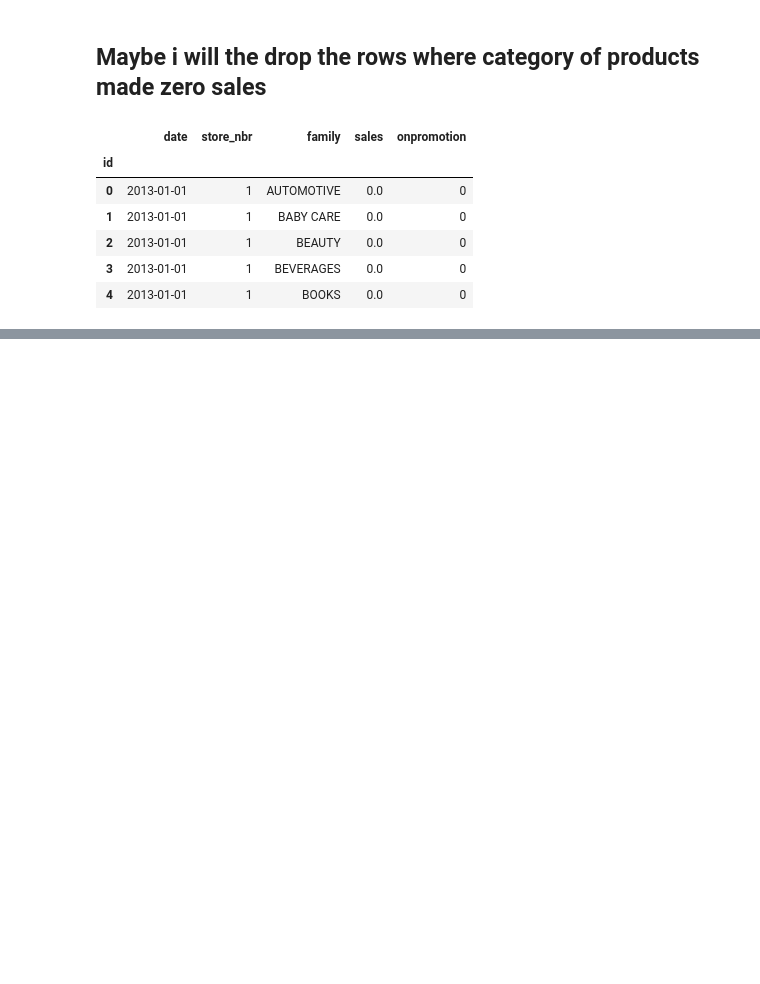
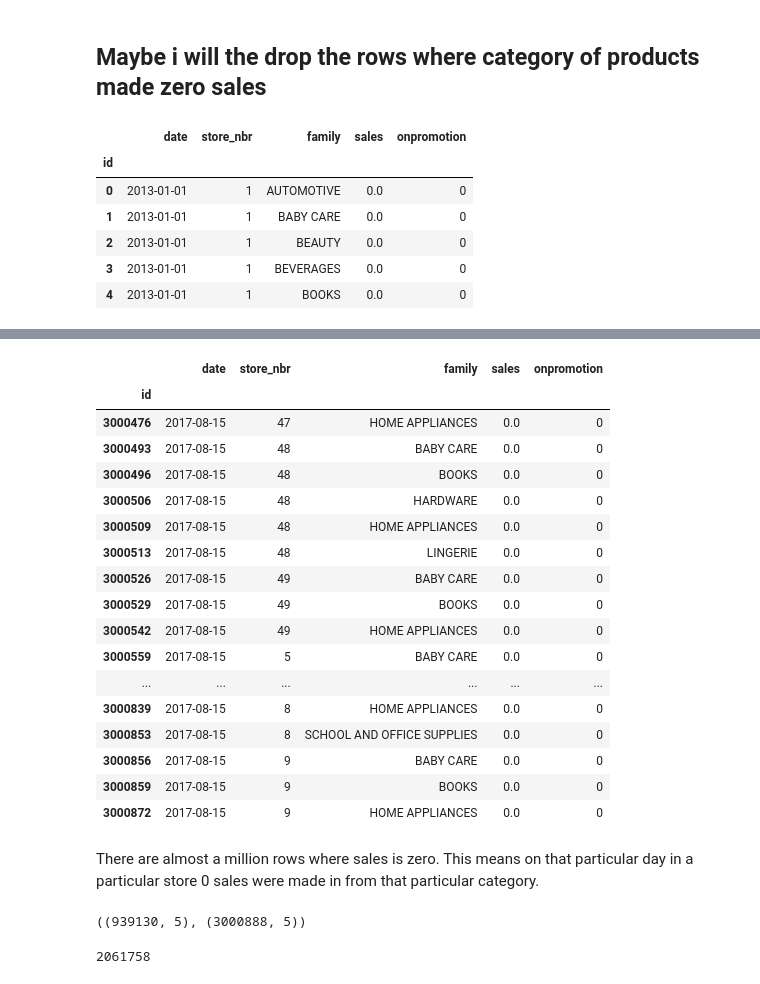
Before and after one commit to InspectorGoole/Sales-Demand-Forecast, a Jupyter notebook: forecast_1.ipynb, the cells around one changed output, grey strips where cells are left out. Saved outputs shown, nothing was run; the diff lists cells and outputs as text; code cells hidden in the pictures; blank space fills up the shorter version.

```diff
--- a/forecast_1.ipynb
+++ b/forecast_1.ipynb
@@ -223,0 +293,31 @@ onpromotion gives the total number of items in a product family that were being
+# %%
+zero_sales.tail(50)
+# %% [output]
+|  | date | store_nbr | family | sales | onpromotion |
+| id |  |  |  |  |  |
+| 3000476 | 2017-08-15 | 47 | HOME APPLIANCES | 0.0 | 0 |
+| 3000493 | 2017-08-15 | 48 | BABY CARE | 0.0 | 0 |
+| 3000496 | 2017-08-15 | 48 | BOOKS | 0.0 | 0 |
+| 3000506 | 2017-08-15 | 48 | HARDWARE | 0.0 | 0 |
+| 3000509 | 2017-08-15 | 48 | HOME APPLIANCES | 0.0 | 0 |
+| 3000513 | 2017-08-15 | 48 | LINGERIE | 0.0 | 0 |
+| 3000526 | 2017-08-15 | 49 | BABY CARE | 0.0 | 0 |
+| 3000529 | 2017-08-15 | 49 | BOOKS | 0.0 | 0 |
+| 3000542 | 2017-08-15 | 49 | HOME APPLIANCES | 0.0 | 0 |
+| 3000559 | 2017-08-15 | 5 | BABY CARE | 0.0 | 0 |
+| ... | ... | ... | ... | ... | ... |
+| 3000839 | 2017-08-15 | 8 | HOME APPLIANCES | 0.0 | 0 |
+| 3000853 | 2017-08-15 | 8 | SCHOOL AND OFFICE SUPPLIES | 0.0 | 0 |
+| 3000856 | 2017-08-15 | 9 | BABY CARE | 0.0 | 0 |
+| 3000859 | 2017-08-15 | 9 | BOOKS | 0.0 | 0 |
+| 3000872 | 2017-08-15 | 9 | HOME APPLIANCES | 0.0 | 0 |
+# %% [markdown]
+There are almost a million rows where sales is zero. This means on that particular day in a particular store 0 sales were made in from that particular category.
+# %%
+zero_sales.shape, main_df.shape
+# %% [output]
+((939130, 5), (3000888, 5))
+# %%
+3000888 - 939130
+# %% [output]
+2061758
```
Also changed, not shown: parts of 10 cells of this notebook.
